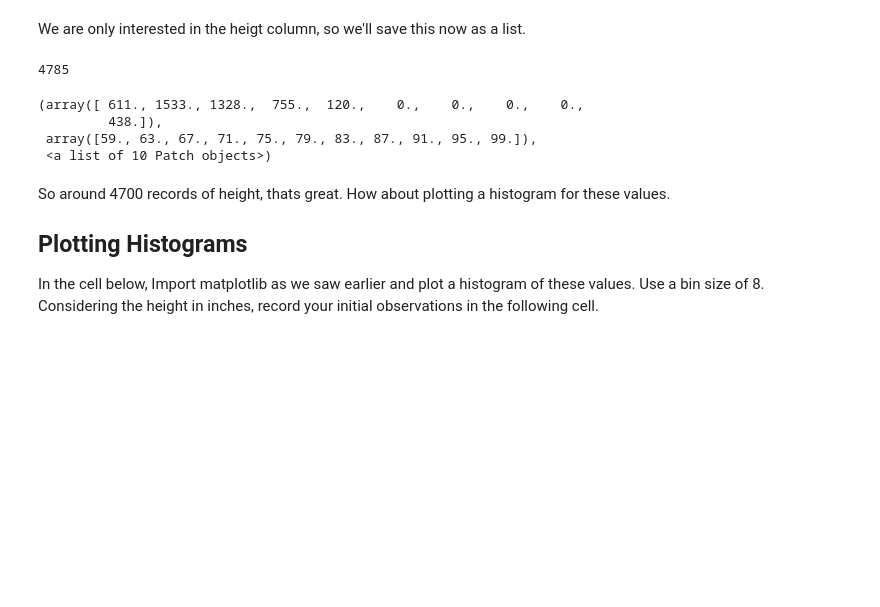
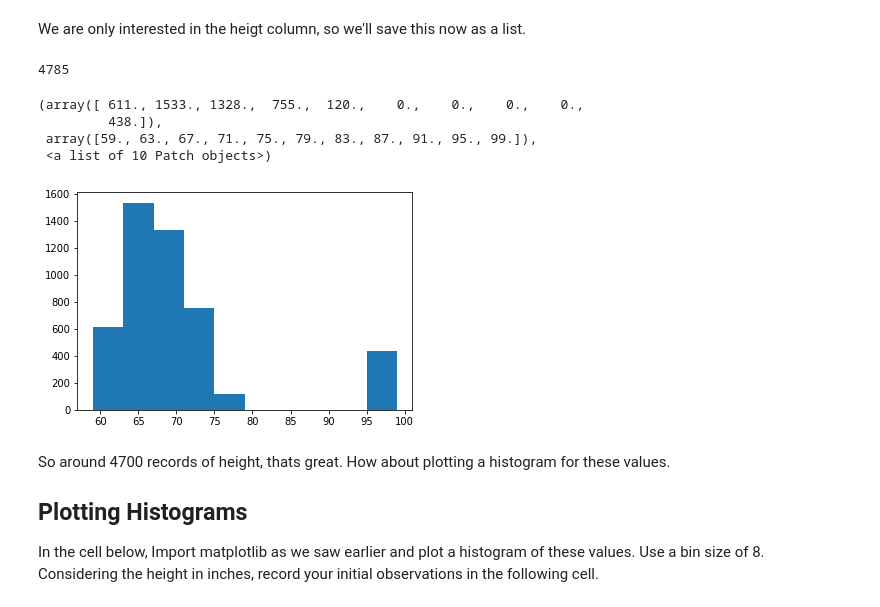
Before and after one commit to Bmcgarry194/dsc-1-02-17-implementing-statistics-with-functions-lab-seattle-ds-career-040119, a Jupyter notebook: index.ipynb, the cells around one changed output. Saved outputs shown, nothing was run; the diff lists cells and outputs as text; code cells hidden in the pictures; blank space fills up the shorter version.

```diff
--- a/index.ipynb
+++ b/index.ipynb
@@ -31,16 +31,17 @@ We are only interested in the heigt column, so we'll save this now as a list.
 # %%
 import matplotlib.pyplot as plt
 
-matplotlib %
+%matplotlib inline
 height = df.height.values.tolist()
 print (len(height))
 plt.hist(height)
 # %% [output]
 4785
 (array([ 611., 1533., 1328.,  755.,  120.,    0.,    0.,    0.,    0.,
          438.]),
  array([59., 63., 67., 71., 75., 79., 83., 87., 91., 95., 99.]),
  <a list of 10 Patch objects>)
+[figure, added]
 # %% [markdown]
 So around 4700 records of height, thats great. How about plotting a histogram for these values.
 
```
